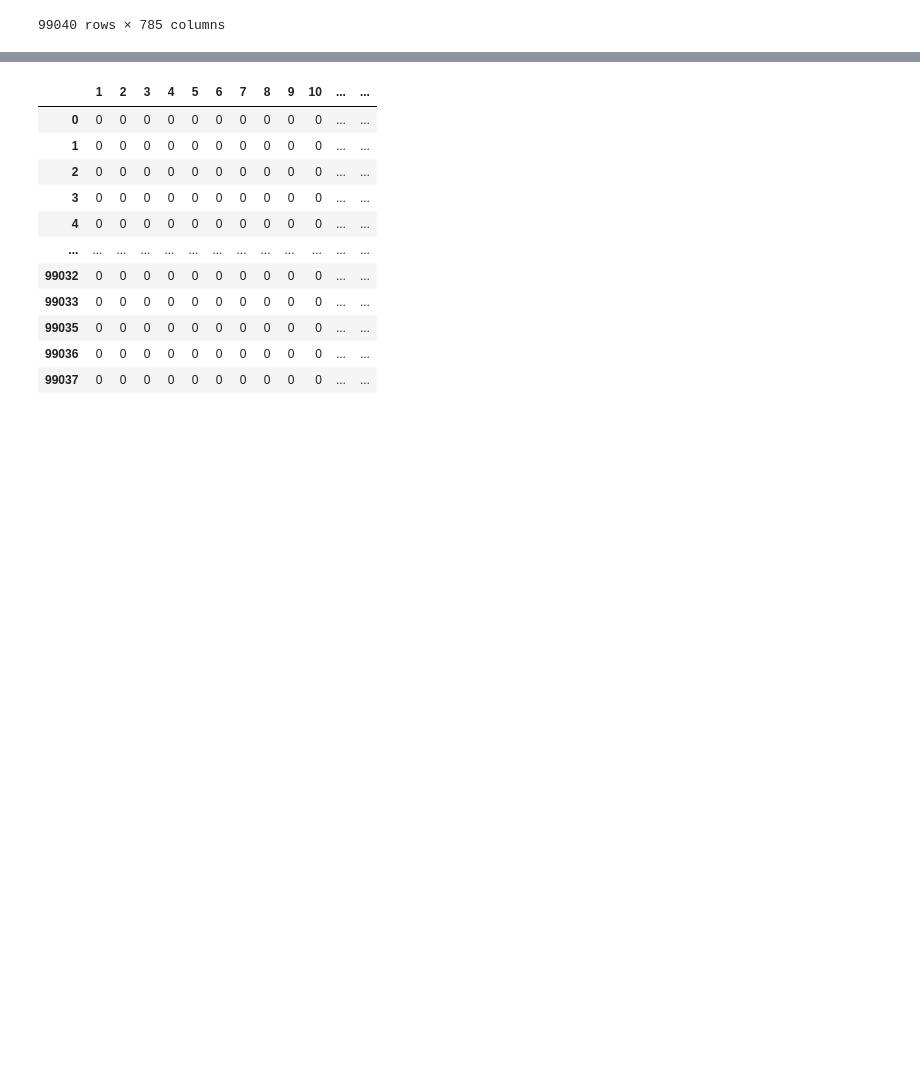
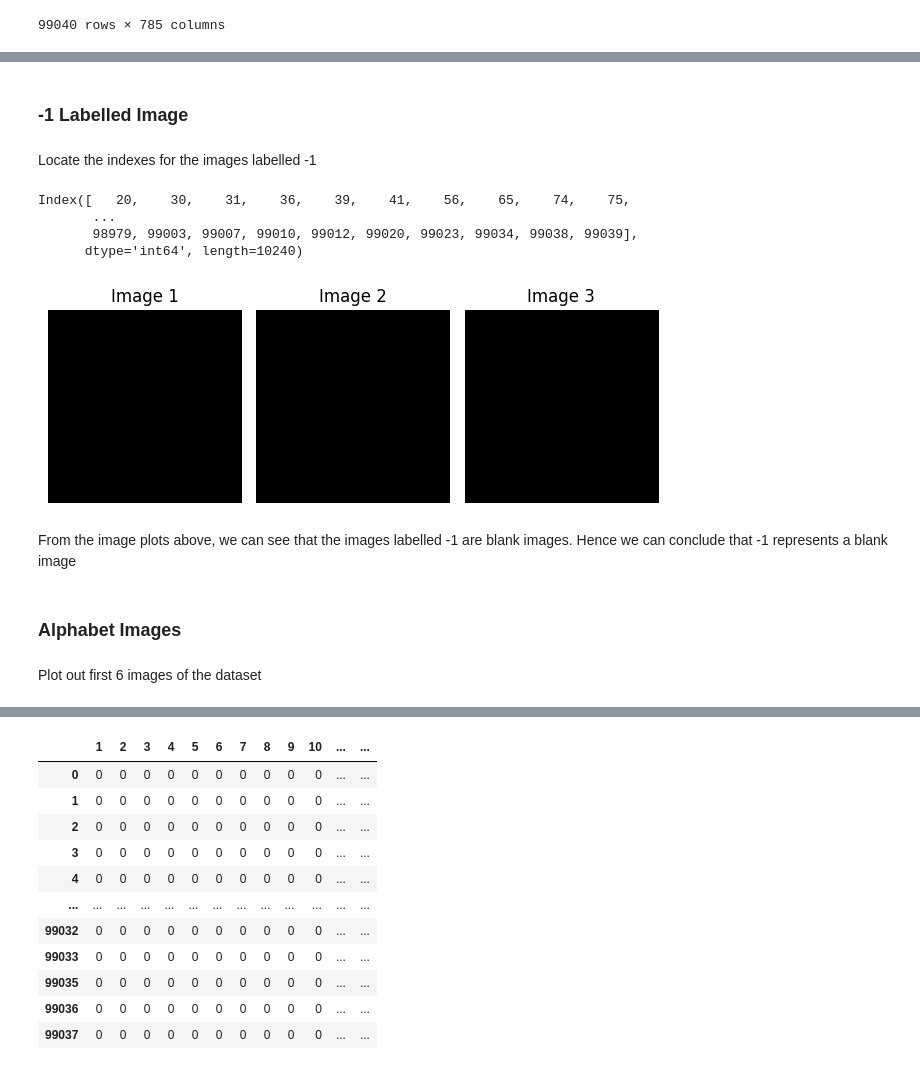
Before and after one commit to shoelesshoe/DELECA2, a Jupyter notebook: Part A/Part A.ipynb, the cells around one changed output, grey strips where cells are left out. Drawn from its saved outputs; the diff is of its cells as text; code cells hidden in the pictures; blank space fills up the shorter version.

```diff
--- a/Part A/Part A.ipynb
+++ b/Part A/Part A.ipynb
@@ -81,0 +57,3 @@ df_a
+# %%
+df = df_original.iloc[:, 1:]
+df
@@ -81,0 +103,15 @@ df_a
+# %%
+def createMatrix(df):
+    """
+    Gets the pixel value from each row and reshapes it into a 28x28 matrix
+    """
+    arr = []
+
+    for row in range(len(df)):
+        img = df.iloc[row, :].values.reshape((28, 28))
+        arr.append(img)
+
+    arr = np.array(arr)
+    print(arr.shape)
+
+    return arr
@@ -81,0 +126,41 @@ df_a
+# %%
+def imageSubplot(arr, numberOfImages, titles=None):
+    """
+    Plots a 3 by `numberOfImages` grid of images
+    """
+    plt.figure()
+
+    for i in range(numberOfImages):
+        plt.subplot(numberOfImages // 3, 3, i+1)
+        plt.imshow(arr[i], cmap='gray')
+        plt.axis('off')
+        if titles:
+            plt.title(titles[i])
+        else:
+            plt.title(f'Image {i+1}')
+
+    plt.tight_layout()
+    plt.show()
+# %% [markdown]
+### -1 Labelled Image
+# %% [markdown]
+Locate the indexes for the images labelled -1
+# %%
+df_original[df_original.iloc[:, 0] == -1].index
+# %% [output]
+Index([   20,    30,    31,    36,    39,    41,    56,    65,    74,    75,
+       ...
+       98979, 99003, 99007, 99010, 99012, 99020, 99023, 99034, 99038, 99039],
+      dtype='int64', length=10240)
+# %%
+blankArr = [imageArr[20], imageArr[30], imageArr[31]]
+# %%
+imageSubplot(blankArr, len(blankArr))
+# %% [output]
+[figure, added]
+# %% [markdown]
+From the image plots above, we can see that the images labelled -1 are blank images. Hence we can conclude that -1 represents a blank image
+# %% [markdown]
+### Alphabet Images
+# %% [markdown]
+Plot out first 6 images of the dataset
```
Also changed, not shown: parts of 69 cells of this notebook, 1 other file.
